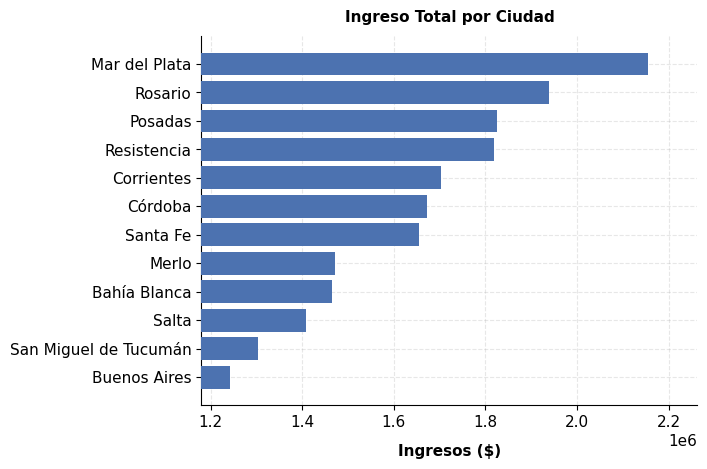
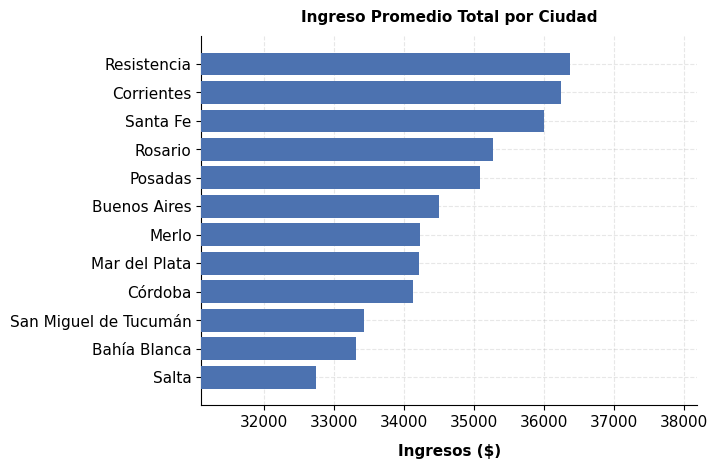
Code edit (unified diff) that turned the first committed figure into the second:
--- before
+++ after
@@ -2,5 +2,5 @@
     df_clientes
     .groupby("ciudad")["ingresos"]
-    .sum()
+    .mean()
 )
 ingresos_por_ciudad = ingresos_por_ciudad.sort_values(ascending=True)
@@ -8,5 +8,5 @@
 plt.barh(ingresos_por_ciudad.index, ingresos_por_ciudad.values, zorder=3)
 plt.xlim(left=ingresos_por_ciudad.values.min() * 0.95)
-plt.title("Ingreso Total por Ciudad")
+plt.title("Ingreso Promedio Total por Ciudad")
 plt.xlabel("Ingresos ($)")
 plt.show()

Commit: conclusiones del analisis